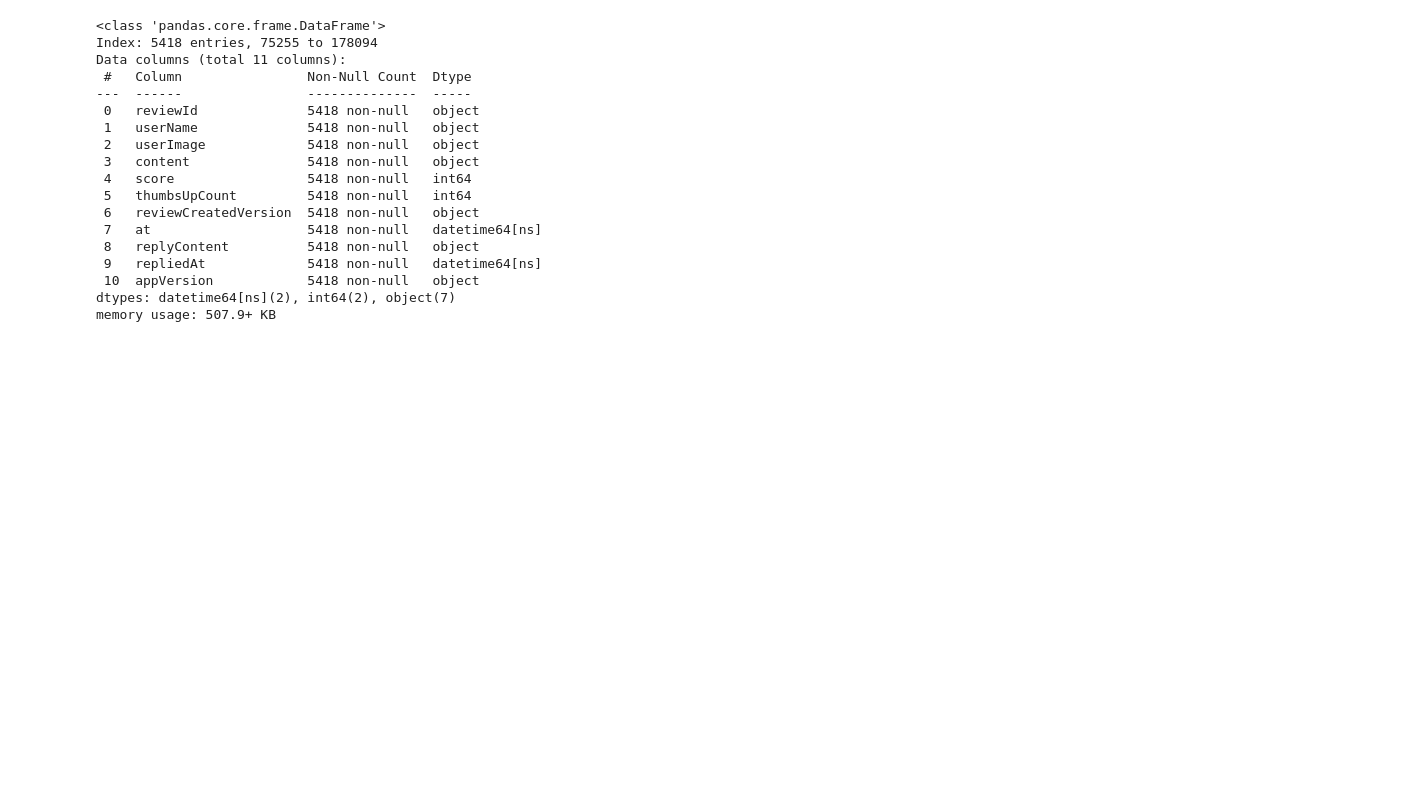
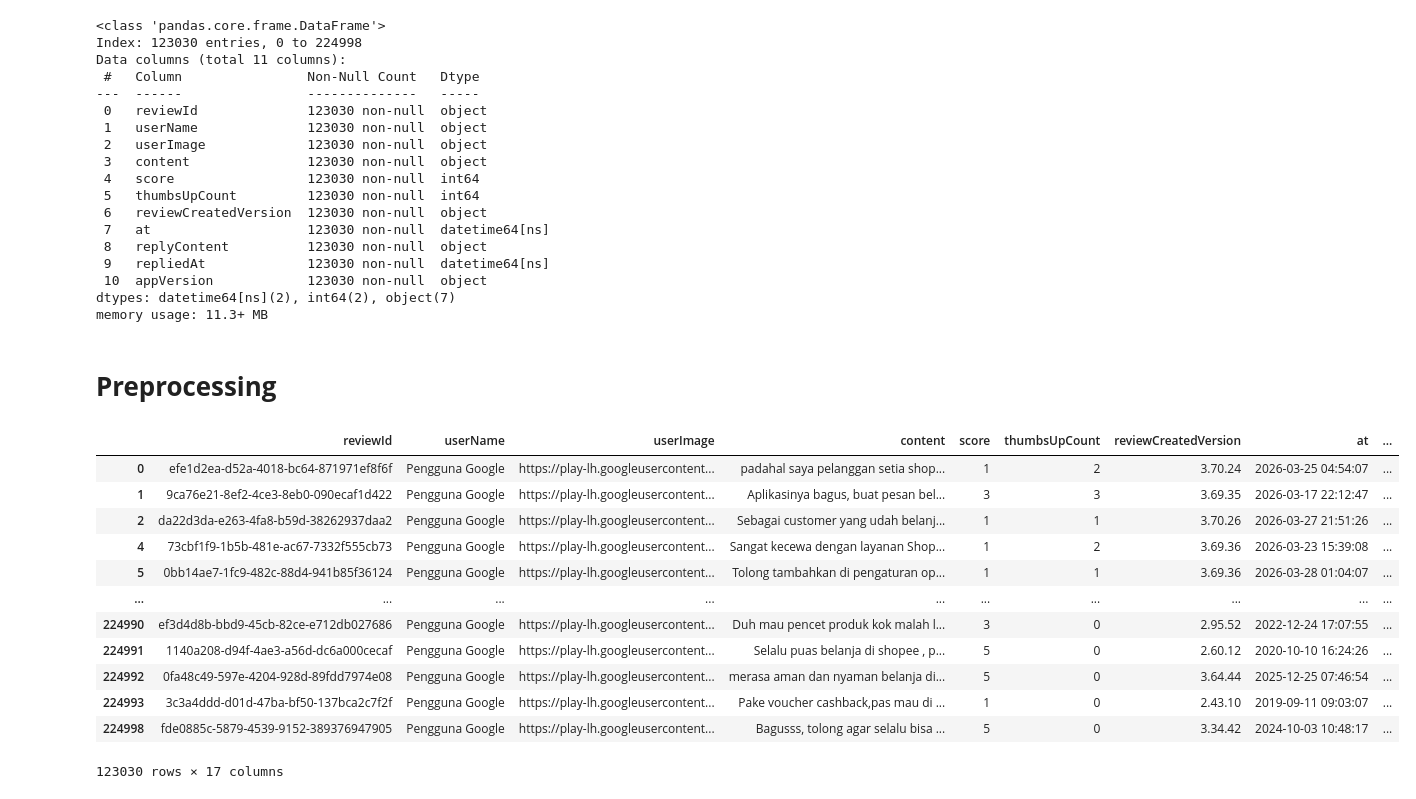
Before and after one commit to NyssaRomana/IDCamp-Dicoding, a Jupyter notebook: duasembilanmaret.ipynb, the cells around one changed output. Saved outputs shown, nothing was run; the diff lists cells and outputs as text; code cells hidden in the pictures; blank space fills up the shorter version.

```diff
--- a/duasembilanmaret.ipynb
+++ b/duasembilanmaret.ipynb
@@ -118,2 +108,0 @@ app_reviews_df = app_reviews_df.sample(n=10000, random_state=42)
-# %%
-app_reviews_df = app_reviews_df.dropna()
@@ -131,21 +109,32 @@ Jumlah data setelah sampling: 5418
+# %%
+# Membuat DataFrame baru (clean_df) dengan menghapus baris yang memiliki nilai yang hilang (NaN) dari app_reviews_df
+clean_df = app_reviews_df.dropna()
+# %%
+# Menghapus baris duplikat dari DataFrame clean_df
+clean_df = clean_df.drop_duplicates()
+
+# Menghitung jumlah baris dan kolom dalam DataFrame clean_df setelah menghapus duplikat
+jumlah_ulasan_setelah_hapus_duplikat, jumlah_kolom_setelah_hapus_duplikat = clean_df.shape
 # %%
-app_reviews_df.info()
+clean_df.info()
 # %% [output]
 <class 'pandas.core.frame.DataFrame'>
-Index: 5418 entries, 75255 to 178094
+Index: 123030 entries, 0 to 224998
 Data columns (total 11 columns):
- #   Column                Non-Null Count  Dtype
----  ------                --------------  -----
- 0   reviewId              5418 non-null   object
- 1   userName              5418 non-null   object
- 2   userImage             5418 non-null   object
- 3   content               5418 non-null   object
- 4   score                 5418 non-null   int64
- 5   thumbsUpCount         5418 non-null   int64
- 6   reviewCreatedVersion  5418 non-null   object
- 7   at                    5418 non-null   datetime64[ns]
- 8   replyContent          5418 non-null   object
- 9   repliedAt             5418 non-null   datetime64[ns]
- 10  appVersion            5418 non-null   object
+ #   Column                Non-Null Count   Dtype
+---  ------                --------------   -----
+ 0   reviewId              123030 non-null  object
+ 1   userName              123030 non-null  object
+ 2   userImage             123030 non-null  object
+ 3   content               123030 non-null  object
+ 4   score                 123030 non-null  int64
+ 5   thumbsUpCount         123030 non-null  int64
+ 6   reviewCreatedVersion  123030 non-null  object
+ 7   at                    123030 non-null  datetime64[ns]
+ 8   replyContent          123030 non-null  object
+ 9   repliedAt             123030 non-null  datetime64[ns]
+ 10  appVersion            123030 non-null  object
 dtypes: datetime64[ns](2), int64(2), object(7)
-memory usage: 507.9+ KB
+memory usage: 11.3+ MB
+# %% [markdown]
+# **Preprocessing**
@@ -151,0 +214,34 @@ memory usage: 507.9+ KB
+# %%
+# Membersihkan teks dan menyimpannya di kolom 'text_clean'
+clean_df['text_clean'] = clean_df['content'].apply(cleaningText)
+
+# Mengubah huruf dalam teks menjadi huruf kecil dan menyimpannya di 'text_casefoldingText'
+clean_df['text_casefoldingText'] = clean_df['text_clean'].apply(casefoldingText)
+
+# Mengganti kata-kata slang dengan kata-kata standar dan menyimpannya di 'text_slangwords'
+clean_df['text_slangwords'] = clean_df['text_casefoldingText'].apply(fix_slangwords)
+
+# Memecah teks menjadi token (kata-kata) dan menyimpannya di 'text_tokenizingText'
+clean_df['text_tokenizingText'] = clean_df['text_slangwords'].apply(tokenizingText)
+
+# Menghapus kata-kata stop (kata-kata umum) dan menyimpannya di 'text_stopword'
+clean_df['text_stopword'] = clean_df['text_tokenizingText'].apply(filteringText)
+
+# Menggabungkan token-token menjadi kalimat dan menyimpannya di 'text_akhir'
+clean_df['text_akhir'] = clean_df['text_stopword'].apply(toSentence)
+# %%
+clean_df
+# %% [output]
+|  | reviewId | userName | userImage | content | score | thumbsUpCount | reviewCreatedVersion | at | ... |
+| 0 | efe1d2ea-d52a-4018-bc64-871971ef8f6f | Pengguna Google | https://play-lh.googleusercontent... | padahal saya pelanggan setia shop... | 1 | 2 | 3.70.24 | 2026-03-25 04:54:07 | ... |
+| 1 | 9ca76e21-8ef2-4ce3-8eb0-090ecaf1d422 | Pengguna Google | https://play-lh.googleusercontent... | Aplikasinya bagus, buat pesan bel... | 3 | 3 | 3.69.35 | 2026-03-17 22:12:47 | ... |
+| 2 | da22d3da-e263-4fa8-b59d-38262937daa2 | Pengguna Google | https://play-lh.googleusercontent... | Sebagai customer yang udah belanj... | 1 | 1 | 3.70.26 | 2026-03-27 21:51:26 | ... |
+| 4 | 73cbf1f9-1b5b-481e-ac67-7332f555cb73 | Pengguna Google | https://play-lh.googleusercontent... | Sangat kecewa dengan layanan Shop... | 1 | 2 | 3.69.36 | 2026-03-23 15:39:08 | ... |
+| 5 | 0bb14ae7-1fc9-482c-88d4-941b85f36124 | Pengguna Google | https://play-lh.googleusercontent... | Tolong tambahkan di pengaturan op... | 1 | 1 | 3.69.36 | 2026-03-28 01:04:07 | ... |
+| ... | ... | ... | ... | ... | ... | ... | ... | ... | ... |
+| 224990 | ef3d4d8b-bbd9-45cb-82ce-e712db027686 | Pengguna Google | https://play-lh.googleusercontent... | Duh mau pencet produk kok malah l... | 3 | 0 | 2.95.52 | 2022-12-24 17:07:55 | ... |
+| 224991 | 1140a208-d94f-4ae3-a56d-dc6a000cecaf | Pengguna Google | https://play-lh.googleusercontent... | Selalu puas belanja di shopee , p... | 5 | 0 | 2.60.12 | 2020-10-10 16:24:26 | ... |
+| 224992 | 0fa48c49-597e-4204-928d-89fdd7974e08 | Pengguna Google | https://play-lh.googleusercontent... | merasa aman dan nyaman belanja di... | 5 | 0 | 3.64.44 | 2025-12-25 07:46:54 | ... |
+| 224993 | 3c3a4ddd-d01d-47ba-bf50-137bca2c7f2f | Pengguna Google | https://play-lh.googleusercontent... | Pake voucher cashback,pas mau di ... | 1 | 0 | 2.43.10 | 2019-09-11 09:03:07 | ... |
+| 224998 | fde0885c-5879-4539-9152-389376947905 | Pengguna Google | https://play-lh.googleusercontent... | Bagusss, tolong agar selalu bisa ... | 5 | 0 | 3.34.42 | 2024-10-03 10:48:17 | ... |
+123030 rows × 17 columns
```
Also changed, not shown: parts of 26 cells of this notebook.
